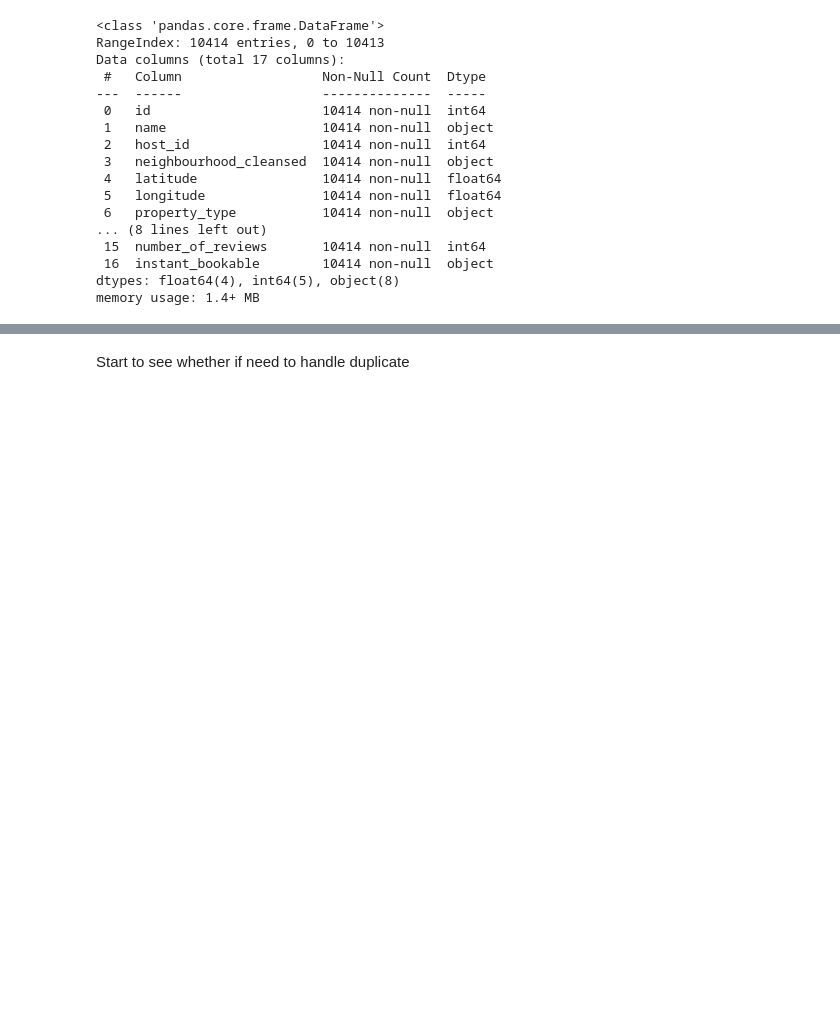
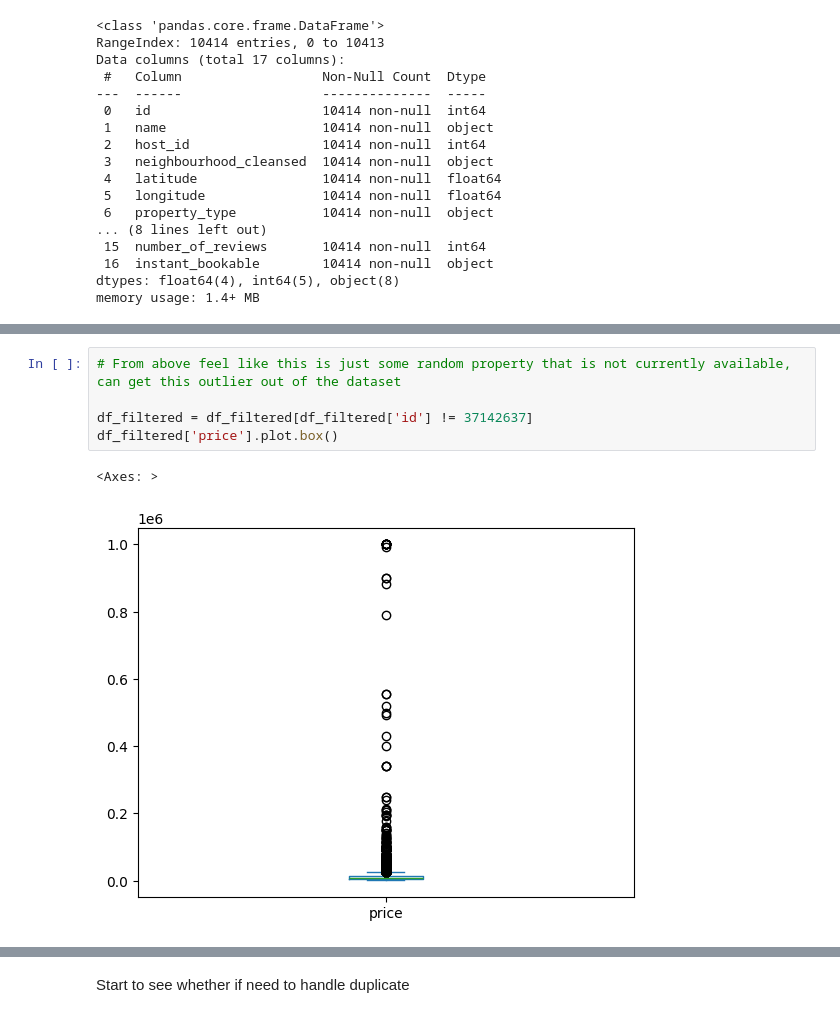
Before and after one commit to mengxin-huang/1163170, a Jupyter notebook: LAB2-data_processing.ipynb, the cells around one changed output, grey strips where cells are left out. Drawn from its saved outputs; the diff is of its cells as text; blank space fills up the shorter version.

```diff
--- a/LAB2-data_processing.ipynb
+++ b/LAB2-data_processing.ipynb
@@ -229,0 +536,8 @@ Start to handle abnormal data
+# %%
+# From above feel like this is just some random property that is not currently available, can get this outlier out of the dataset
+
+df_filtered = df_filtered[df_filtered['id'] != 37142637]
+df_filtered['price'].plot.box()
+# %% [output]
+<Axes: >
+[figure, added]
```
Also changed, not shown: parts of 43 cells of this notebook, 1 other file.
